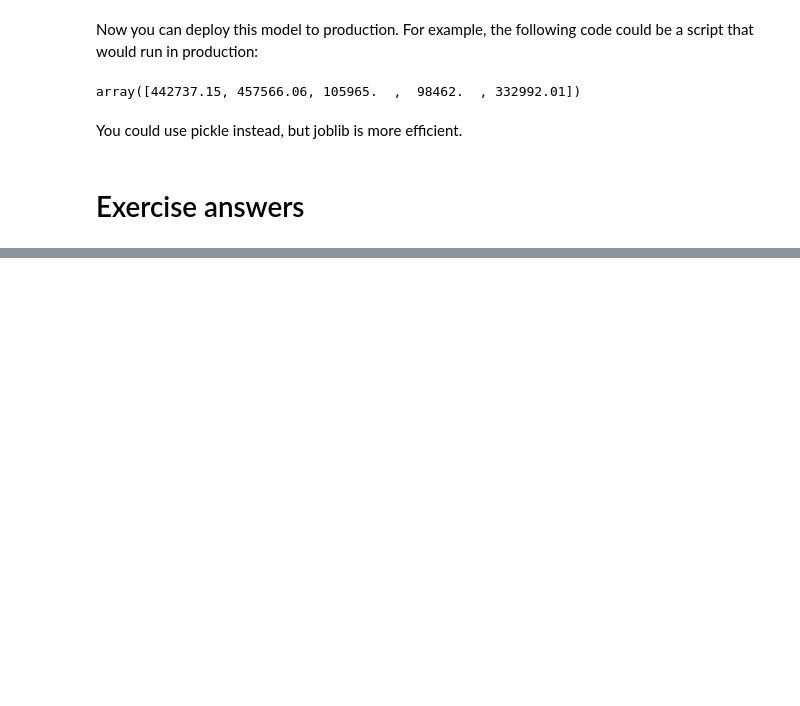
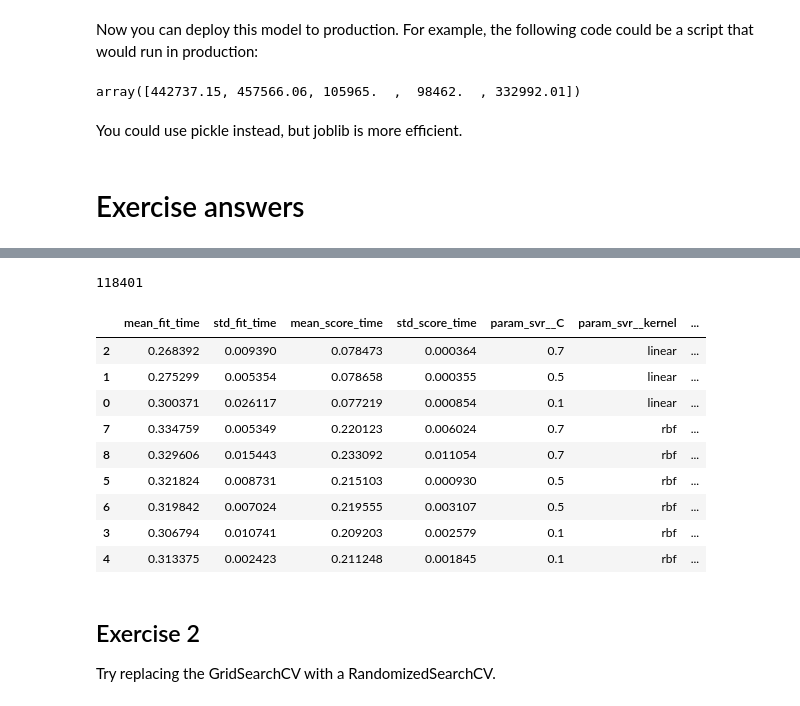
Before and after one commit to MiquelMarinoEspinosa/handson-ml3, a Jupyter notebook: 02_exercises.ipynb, the cells around one changed output, grey strips where cells are left out. Cells and saved outputs as stored; diff of their text form; code cells hidden in the pictures; blank space fills up the shorter version.

Commit message:
first 2 exercises before commenting them

```diff
--- a/02_exercises.ipynb
+++ b/02_exercises.ipynb
@@ -1585,0 +1671,23 @@ in Chapter 5. How does the best SVR predictor perform?
+# %%
+-grid_search_svr.best_score_.round().astype(np.int64)
+# %% [output]
+118401
+# %%
+grid_search_svr.cv_results_
+cv_res = pd.DataFrame(grid_search_svr.cv_results_)
+cv_res.sort_values(by="mean_test_score", ascending=False, inplace=True)
+cv_res
+# %% [output]
+|  | mean_fit_time | std_fit_time | mean_score_time | std_score_time | param_svr__C | param_svr__kernel | ... |
+| 2 | 0.268392 | 0.009390 | 0.078473 | 0.000364 | 0.7 | linear | ... |
+| 1 | 0.275299 | 0.005354 | 0.078658 | 0.000355 | 0.5 | linear | ... |
+| 0 | 0.300371 | 0.026117 | 0.077219 | 0.000854 | 0.1 | linear | ... |
+| 7 | 0.334759 | 0.005349 | 0.220123 | 0.006024 | 0.7 | rbf | ... |
+| 8 | 0.329606 | 0.015443 | 0.233092 | 0.011054 | 0.7 | rbf | ... |
+| 5 | 0.321824 | 0.008731 | 0.215103 | 0.000930 | 0.5 | rbf | ... |
+| 6 | 0.319842 | 0.007024 | 0.219555 | 0.003107 | 0.5 | rbf | ... |
+| 3 | 0.306794 | 0.010741 | 0.209203 | 0.002579 | 0.1 | rbf | ... |
+| 4 | 0.313375 | 0.002423 | 0.211248 | 0.001845 | 0.1 | rbf | ... |
+# %% [markdown]
+## Exercise 2
+Try replacing the GridSearchCV with a RandomizedSearchCV.
```
Also changed, not shown: parts of 12 cells of this notebook.
